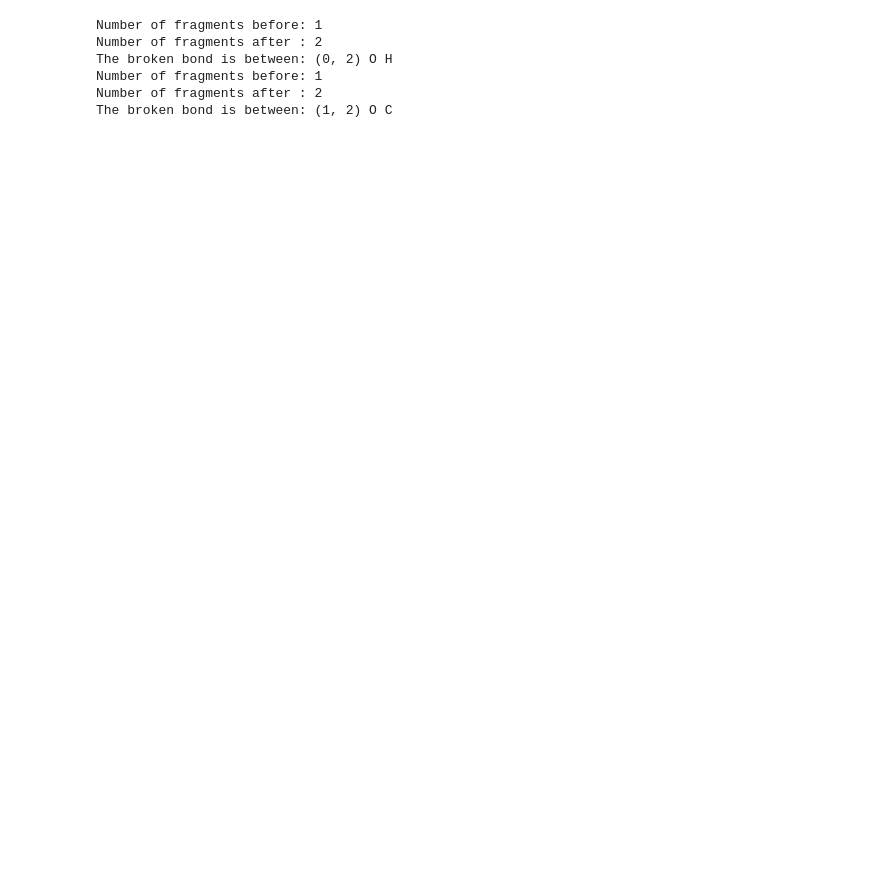
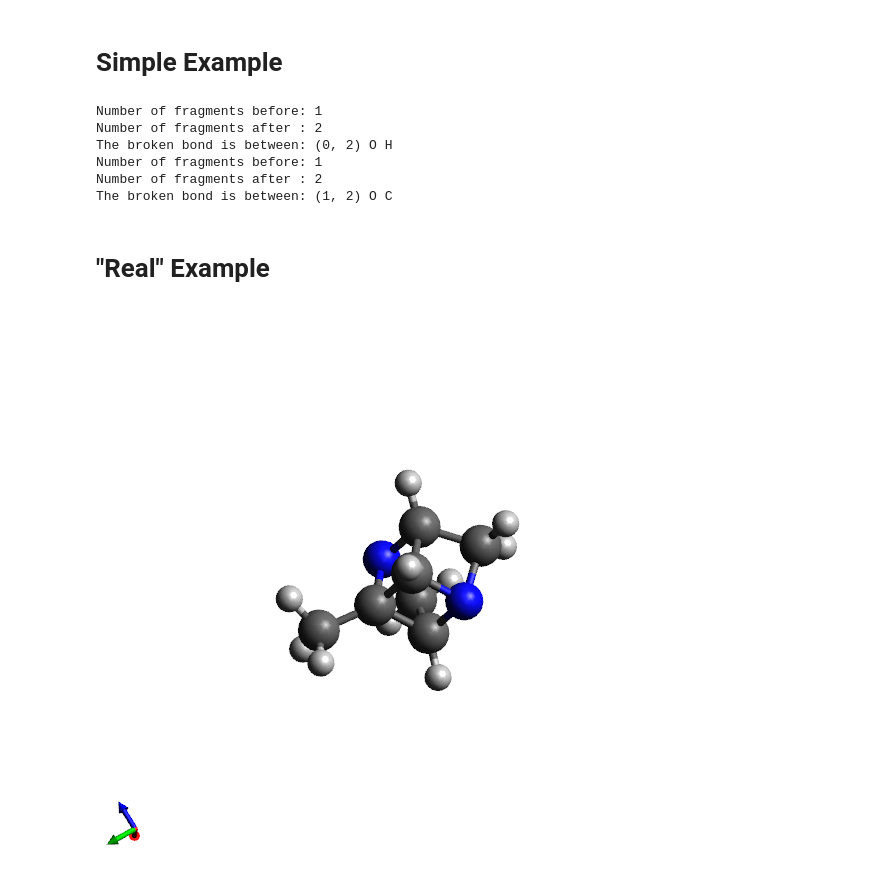
Before and after one commit to wadejong/MetAtlas, a Jupyter notebook: molecular-graph-example.ipynb, the cells around one changed output. Drawn from its saved outputs; the diff is of its cells as text; code cells hidden in the pictures; blank space fills up the shorter version.

Commit message:
adding june update nb + modified molgraph example

```diff
--- a/molecular-graph-example.ipynb
+++ b/molecular-graph-example.ipynb
@@ -0,0 +3,19 @@
+# %%
+%matplotlib notebook
+from numpy import *
+
+import pickle
+import sys
+sys.path.append( './malt' )
+from malt.algorithm.topology import Fragmentation
+# from malt.plot.graph import GraphPlots
+import numpy as np
+import matplotlib.pyplot as plt
+import matplotlib.animation as animation
+from IPython.display import Image
+
+frag = Fragmentation()
+compact = frag.weights_compact
+longrange = frag.weights_longrange
+
+tmpdir = '/home/bkrull/Desktop/tmpdir/'
@@ -1 +64,3 @@
+# %% [markdown]
+# Simple Example
 # %%
@@ -71,3 +128,5 @@ The broken bond is between: (0, 2) O H
 Number of fragments before: 1
 Number of fragments after : 2
 The broken bond is between: (1, 2) O C
+# %% [markdown]
+# "Real" Example
@@ -73,0 +150,5 @@ The broken bond is between: (1, 2) O C
+# %%
+with open(tmpdir+"mol-5532-parent.png",'rb') as f:
+    display(Image(data=f.read(), format='png'))
+# %% [output]
+[figure, added]
```
Also changed, not shown: parts of 6 cells of this notebook, 1 other file.
